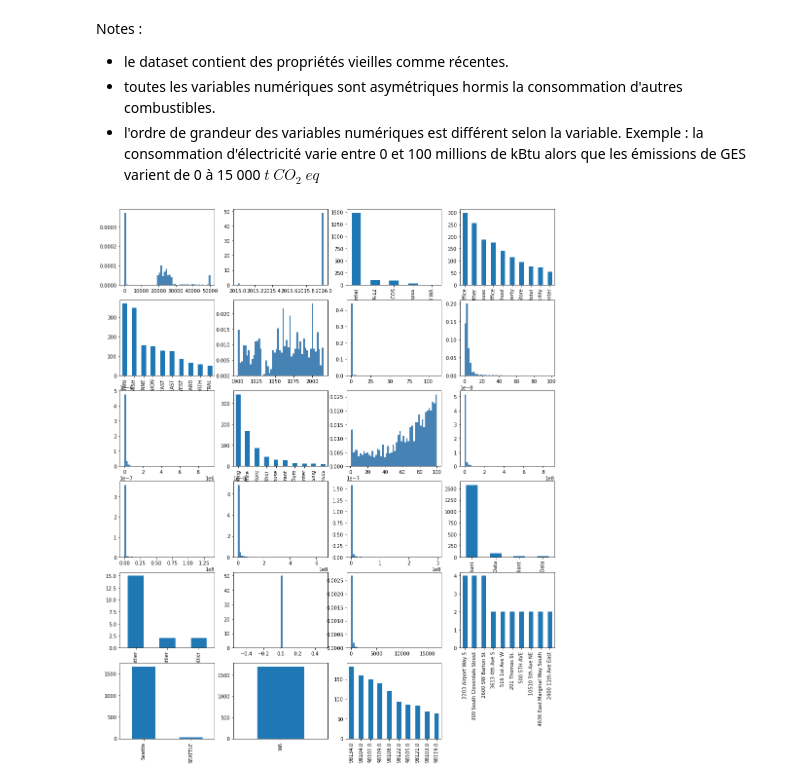
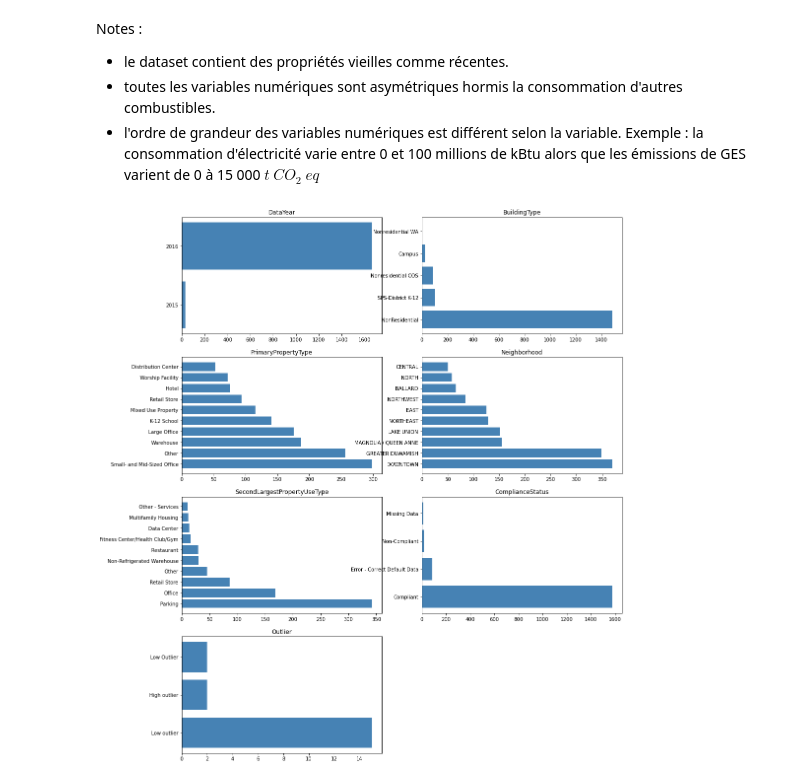
Before and after one commit to sebastienbourgeois/oc-p4-anticiper-besoin-consommation-batiments, a Jupyter notebook: Pelec_01_notebook.ipynb, the cells around one changed output. Saved outputs shown, nothing was run; the diff lists cells and outputs as text; code cells hidden in the pictures.

Commit message:
MAJ notebook : visualisation des variables qualitatives

```diff
--- a/Pelec_01_notebook.ipynb
+++ b/Pelec_01_notebook.ipynb
@@ -614,19 +614,22 @@ mapping_visualisation_variable["ZipCode"] = False
 # %%
 # Séparation du dataset selon les types de variables pour faciliter la visualisation
 variables_quantitatives = [nom_colonne for nom_colonne in mapping_type_variables
-                                           if mapping_type_variables[nom_colonne] == "quantitative"]
-variables_qualitatives = [nom_colonne for nom_colonne in batiments_data.columns if nom_colonne not in variables_quantitatives]
-batiments_data_quanti = batiments_data[variables_quantitatives]
-batiments_data_quali = batiments_data[variables_qualitatives]
+                                           if mapping_type_variables[nom_colonne] != "qualitative"
+                                           and mapping_visualisation_variable[nom_colonne]]
+variables_qualitatives = [nom_colonne for nom_colonne in mapping_type_variables
+                                           if mapping_type_variables[nom_colonne] == "qualitative"
+                                           and mapping_visualisation_variable[nom_colonne]]
+data_quanti_visualisation = batiments_data[variables_quantitatives]
+data_quali_visualisation = batiments_data[variables_qualitatives]
 # %%
 # Visualisation des variables quantitatives
 fig = plt.figure(figsize=(16, 20))
-for indice_colonne in range(batiments_data_quanti.shape[1]):
+for indice_colonne in range(data_quanti_visualisation.shape[1]):
     ax = fig.add_subplot(3, 4, (indice_colonne+1))
-    nom_colonne = batiments_data_quanti.iloc[:, indice_colonne].name
-    if mapping_visualisation_variable[nom_colonne]:
-        h = ax.hist(batiments_data_quanti.iloc[:, indice_colonne], bins=50, color='steelblue', density=True, edgecolor='none')
-        ax.set_title(nom_colonne, fontsize=12)
+    nom_colonne = data_quanti_visualisation.iloc[:, indice_colonne].name
+    h = ax.hist(data_quanti_visualisation.iloc[:, indice_colonne], bins=50, color='steelblue',
+                density=True, edgecolor='none')
+    ax.set_title(nom_colonne, fontsize=12)
 # %% [output]
 [figure]
 # %% [markdown]
@@ -634,20 +637,15 @@ Notes :
 - le dataset contient des propriétés vieilles comme récentes.
 - toutes les variables numériques sont asymétriques hormis la consommation d'autres combustibles.
 - l'ordre de grandeur des variables numériques est différent selon la variable. Exemple : la consommation d'électricité varie entre 0 et 100 millions de kBtu alors que les émissions de GES varient de 0 à 15 000 $t$ $CO_{2}$ $eq$
-# %%
-fig = plt.figure(figsize=(16, 20))
-for indice_colonne in range(batiments_data.shape[1]):
-    ax = fig.add_subplot(6, 4, (indice_colonne+1))
-    if is_numeric_dtype(batiments_data.iloc[:, indice_colonne]):
-        h = ax.hist(batiments_data.iloc[:, indice_colonne], bins=50, color='steelblue', density=True, edgecolor='none')
-    elif is_string_dtype(batiments_data.iloc[:, indice_colonne]):
-        # show only the TOP 10 value count in each categorical data
-        batiments_data.iloc[:, indice_colonne].value_counts()[:10].plot(kind = 'bar')
-# %% [output]
-[figure, removed]
 # %%
-fig = plt.figure(figsize=(16, 12))
-for indice_colonne in range(X.shape[1]):
-    ax = fig.add_subplot(3,4, (indice_colonne+1))
-    h = ax.hist(X[:, indice_colonne], bins=50, color='steelblue', density=True, edgecolor='none')
-    ax.set_title(data.columns[indice_colonne], fontsize=14)
+# Visualisation des variables qualitatives
+fig = plt.figure(figsize=(16, 20))
+for indice_colonne in range(data_quali_visualisation.shape[1]):
+    ax = fig.add_subplot(4, 2, (indice_colonne+1))
+    nom_colonne = data_quali_visualisation.iloc[:, indice_colonne].name
+    stat_variable_quali = pd.DataFrame(data_quali_visualisation.iloc[:, indice_colonne].value_counts().head(10))
+    bh = ax.barh(stat_variable_quali.index, stat_variable_quali[nom_colonne], tick_label=stat_variable_quali.index,
+                 color='steelblue', edgecolor='none')
+    ax.set_title(nom_colonne, fontsize=12)
+# %% [output]
+[figure, added]
```
Also changed, not shown: parts of 2 cells of this notebook.
